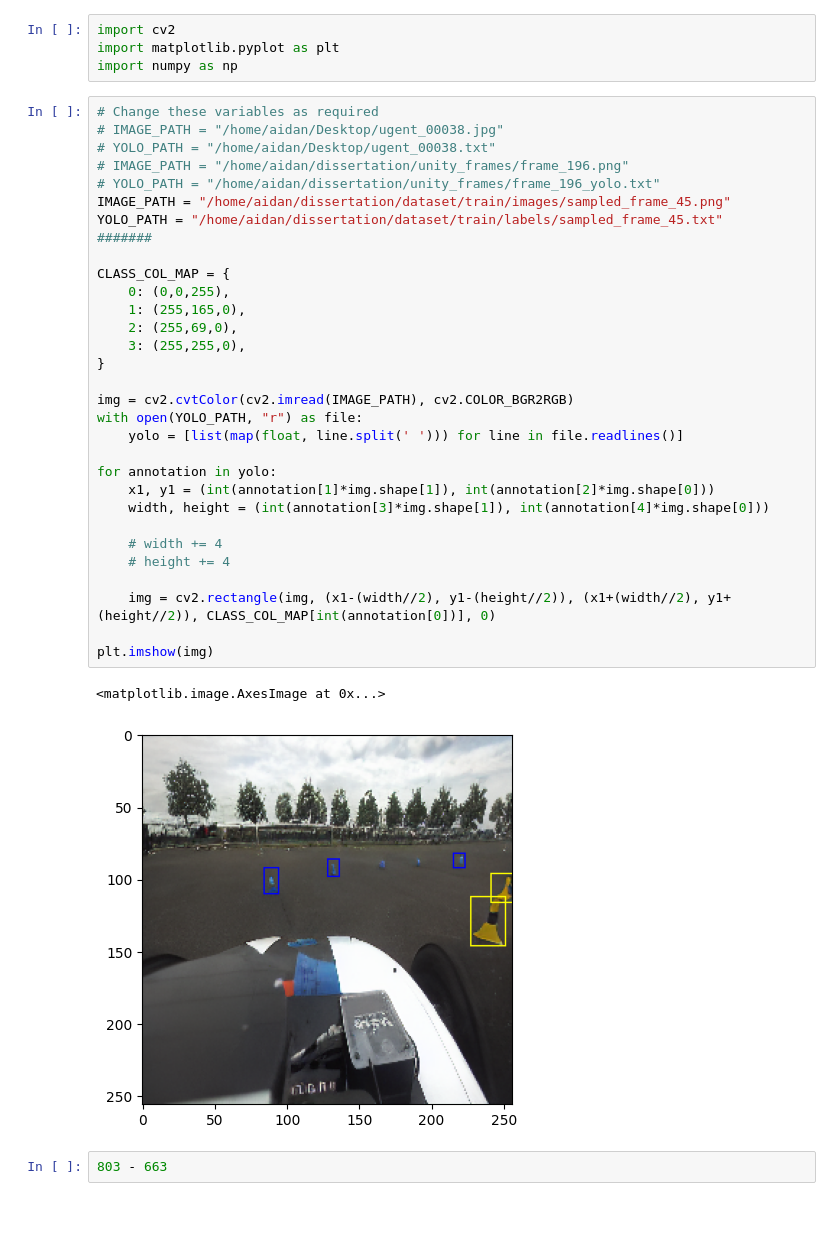
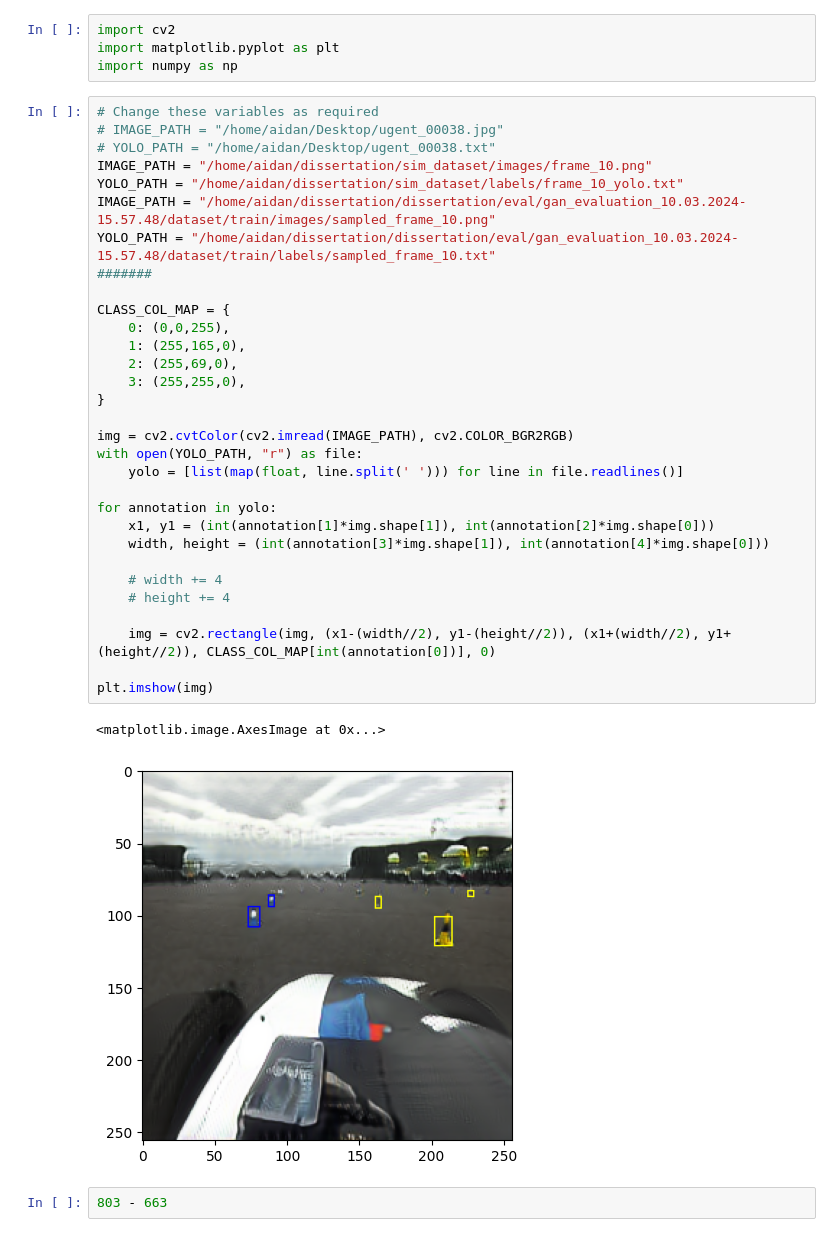
Before and after one commit to aidan-ferguson/autonomous-driving-gen-ai, a Jupyter notebook: data/view_yolo_annotation.ipynb, the cells around one changed output. Cells and saved outputs as stored; diff of their text form.

```diff
--- a/data/view_yolo_annotation.ipynb
+++ b/data/view_yolo_annotation.ipynb
@@ -7,37 +7,37 @@ import numpy as np
 # %%
 # Change these variables as required
 # IMAGE_PATH = "/home/aidan/Desktop/ugent_00038.jpg"
 # YOLO_PATH = "/home/aidan/Desktop/ugent_00038.txt"
-# IMAGE_PATH = "/home/aidan/dissertation/unity_frames/frame_196.png"
-# YOLO_PATH = "/home/aidan/dissertation/unity_frames/frame_196_yolo.txt"
-IMAGE_PATH = "/home/aidan/dissertation/dataset/train/images/sampled_frame_45.png"
-YOLO_PATH = "/home/aidan/dissertation/dataset/train/labels/sampled_frame_45.txt"
+IMAGE_PATH = "/home/aidan/dissertation/sim_dataset/images/frame_10.png"
+YOLO_PATH = "/home/aidan/dissertation/sim_dataset/labels/frame_10_yolo.txt"
+IMAGE_PATH = "/home/aidan/dissertation/dissertation/eval/gan_evaluation_10.03.2024-15.57.48/dataset/train/images/sampled_frame_10.png"
+YOLO_PATH = "/home/aidan/dissertation/dissertation/eval/gan_evaluation_10.03.2024-15.57.48/dataset/train/labels/sampled_frame_10.txt"
 #######
 
 CLASS_COL_MAP = {
     0: (0,0,255),
     1: (255,165,0),
     2: (255,69,0),
     3: (255,255,0),
 }
 
 img = cv2.cvtColor(cv2.imread(IMAGE_PATH), cv2.COLOR_BGR2RGB)
 with open(YOLO_PATH, "r") as file:
     yolo = [list(map(float, line.split(' '))) for line in file.readlines()]
 
 for annotation in yolo:
     x1, y1 = (int(annotation[1]*img.shape[1]), int(annotation[2]*img.shape[0]))
     width, height = (int(annotation[3]*img.shape[1]), int(annotation[4]*img.shape[0]))
 
     # width += 4
     # height += 4
 
     img = cv2.rectangle(img, (x1-(width//2), y1-(height//2)), (x1+(width//2), y1+(height//2)), CLASS_COL_MAP[int(annotation[0])], 0)
 
 plt.imshow(img)
 # %% [output]
 <matplotlib.image.AxesImage at 0x...>
-[figure, old version]
+[figure, new version]
 # %%
 803 - 663
 # %% [output]
```
Also changed, not shown: 3 other files.
